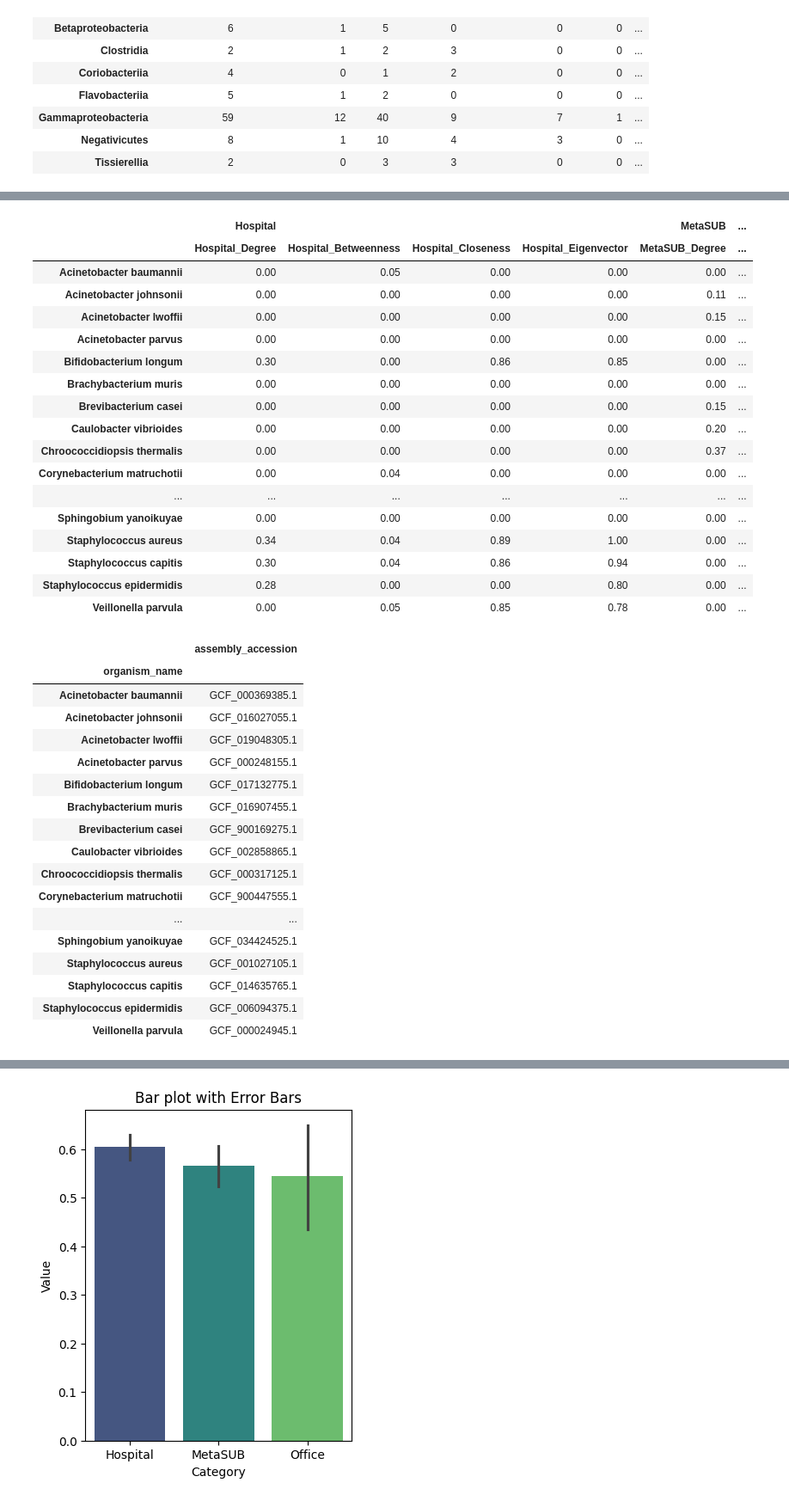
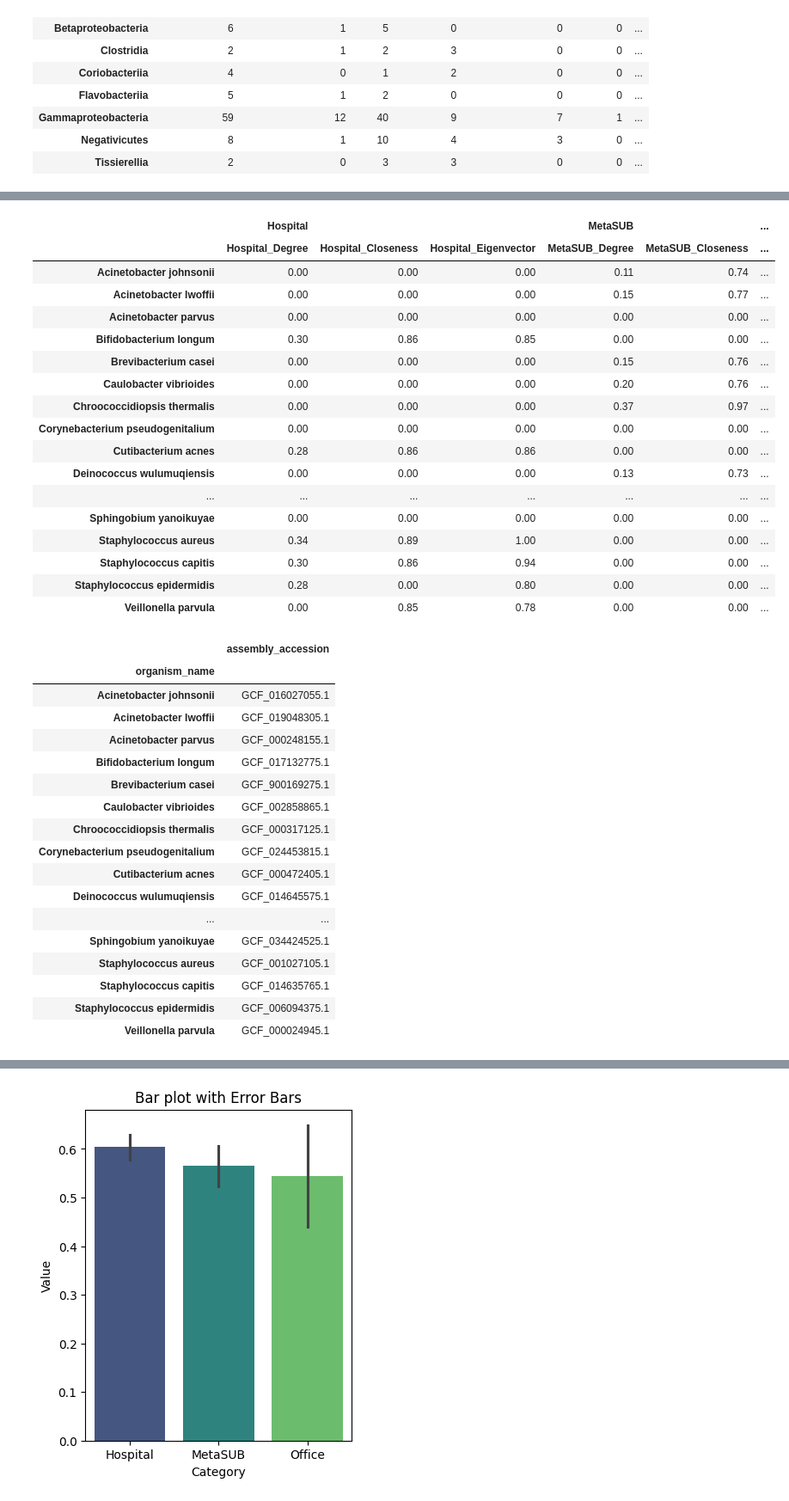
Before and after one commit to RamanLab/Hospital_Microbiome, a Jupyter notebook: 3_Network_properties.ipynb, the cells around one changed output, grey strips where cells are left out. Shown at 86% size. Cells and saved outputs as stored; diff of their text form; code cells hidden in the pictures.

```diff
--- a/3_Network_properties.ipynb
+++ b/3_Network_properties.ipynb
@@ -14,6 +15,7 @@ figure_path = '/mnt/Local_Disk_1/2_Hospital_Microbiome/Data/Figures/'
 # Load the edges file
 environments = ["Hospital", "MetaSUB", "Office"]
 edges = {}
+nodes = {}
 
 for env in environments:
     net_edges = pd.read_csv(input_path + env + '_edges.tsv', sep = ",")
@@ -30,6 +32,10 @@ for env in environments:
 
     edges[env] = net_edges
 
+    # Unique nodes
+    unique_nodes = set(net_edges['v1']).union(set(net_edges['v2']))
+    nodes[env] = unique_nodes
+
 edges["Hospital"].head()
 # %% [output]
 |  | v1 | v2 | Weight |
@@ -40,0 +56,14 @@ edges["Hospital"].head()
+# %%
+# Create a combined list of all unique nodes
+all_nodes = sorted(set.union(*nodes.values()))
+
+# Create presence/absence matrix
+presence_absence_df = pd.DataFrame(index=all_nodes)
+
+for env in environments:
+    presence_absence_df[env] = presence_absence_df.index.isin(nodes[env]).astype(int)
+
+#Save to CSV
+presence_absence_df.to_csv(output_path + "network_files/presence_absence_nodes.tsv", sep = "\t", index = True)
+# Show top rows
+presence_absence_df.head()
@@ -300,57 +356,57 @@ for env in environments:
     hub_info = [
     {
         'degree1': temp_df[temp_df['Organism'] == element]['degree1'].values[0] if element in temp_df['Organism'].values else 0,
-        'between1': temp_df[temp_df['Organism.1'] == element]['between1'].values[0] if element in temp_df['Organism.1'].values else 0,
-        'close1': temp_df[temp_df['Organism.2'] == element]['close1'].values[0] if element in temp_df['Organism.2'].values else 0,
-        'eigenv1': temp_df[temp_df['Organism.3'] == element]['eigenv1'].values[0] if element in temp_df['Organism.3'].values else 0
+        #'between1': temp_df[temp_df['Organism.1'] == element]['between1'].values[0] if element in temp_df['Organism.1'].values else 0,
+        'close1': temp_df[temp_df['Organism.1'] == element]['close1'].values[0] if element in temp_df['Organism.1'].values else 0,
+        'eigenv1': temp_df[temp_df['Organism.2'] == element]['eigenv1'].values[0] if element in temp_df['Organism.2'].values else 0
     }
     for element in unique_organisms
     ]
 
     # Create a dataframe from the dictionary
     ind_hub_df = pd.DataFrame(hub_info, index=unique_organisms)
     ind_hub_df = ind_hub_df[ind_hub_df.sum(axis=1) != 0]
 
     # Change column names
-    column_names = [env + '_Degree', env + '_Betweenness', env + '_Closeness', env + '_Eigenvector']
+    column_names = [env + '_Degree', env + '_Closeness', env + '_Eigenvector']
     ind_hub_df.columns = column_names
     ind_hub_df = ind_hub_df.round(2)
 
     # Store the dataframe in the dictionary
     hub_dict[env] = ind_hub_df
 
     # Save the dataframe
     ind_hub_df.to_csv(output_path + "network_files/hub_files/" + env + "_hubs_v2.tsv", sep = "\t")
 
 # merging all hub files
 hub_merged = pd.concat(hub_dict.values(), axis=1, keys=hub_dict.keys())
 
 # Modifiying necessarily
 hub_merged = hub_merged.fillna(0)
 hub_merged = hub_merged.sort_index()
 
 # Display the merged hub file
 hub_merged.to_csv(output_path + "network_files/hub_files/hub_merged.tsv", sep = "\t")
 hub_merged
 # %% [output]
-|  | Hospital |  |  |  | MetaSUB | ... |
-|  | Hospital_Degree | Hospital_Betweenness | Hospital_Closeness | Hospital_Eigenvector | MetaSUB_Degree | ... |
-| Acinetobacter baumannii | 0.00 | 0.05 | 0.00 | 0.00 | 0.00 | ... |
-| Acinetobacter johnsonii | 0.00 | 0.00 | 0.00 | 0.00 | 0.11 | ... |
-| Acinetobacter lwoffii | 0.00 | 0.00 | 0.00 | 0.00 | 0.15 | ... |
+|  | Hospital |  |  | MetaSUB |  | ... |
+|  | Hospital_Degree | Hospital_Closeness | Hospital_Eigenvector | MetaSUB_Degree | MetaSUB_Closeness | ... |
+| Acinetobacter johnsonii | 0.00 | 0.00 | 0.00 | 0.11 | 0.74 | ... |
+| Acinetobacter lwoffii | 0.00 | 0.00 | 0.00 | 0.15 | 0.77 | ... |
 | Acinetobacter parvus | 0.00 | 0.00 | 0.00 | 0.00 | 0.00 | ... |
-| Bifidobacterium longum | 0.30 | 0.00 | 0.86 | 0.85 | 0.00 | ... |
-| Brachybacterium muris | 0.00 | 0.00 | 0.00 | 0.00 | 0.00 | ... |
-| Brevibacterium casei | 0.00 | 0.00 | 0.00 | 0.00 | 0.15 | ... |
-| Caulobacter vibrioides | 0.00 | 0.00 | 0.00 | 0.00 | 0.20 | ... |
-| Chroococcidiopsis thermalis | 0.00 | 0.00 | 0.00 | 0.00 | 0.37 | ... |
-| Corynebacterium matruchotii | 0.00 | 0.04 | 0.00 | 0.00 | 0.00 | ... |
+| Bifidobacterium longum | 0.30 | 0.86 | 0.85 | 0.00 | 0.00 | ... |
+| Brevibacterium casei | 0.00 | 0.00 | 0.00 | 0.15 | 0.76 | ... |
+| Caulobacter vibrioides | 0.00 | 0.00 | 0.00 | 0.20 | 0.76 | ... |
+| Chroococcidiopsis thermalis | 0.00 | 0.00 | 0.00 | 0.37 | 0.97 | ... |
+| Corynebacterium pseudogenitalium | 0.00 | 0.00 | 0.00 | 0.00 | 0.00 | ... |
+| Cutibacterium acnes | 0.28 | 0.86 | 0.86 | 0.00 | 0.00 | ... |
+| Deinococcus wulumuqiensis | 0.00 | 0.00 | 0.00 | 0.13 | 0.73 | ... |
 | ... | ... | ... | ... | ... | ... | ... |
 | Sphingobium yanoikuyae | 0.00 | 0.00 | 0.00 | 0.00 | 0.00 | ... |
-| Staphylococcus aureus | 0.34 | 0.04 | 0.89 | 1.00 | 0.00 | ... |
-| Staphylococcus capitis | 0.30 | 0.04 | 0.86 | 0.94 | 0.00 | ... |
-| Staphylococcus epidermidis | 0.28 | 0.00 | 0.00 | 0.80 | 0.00 | ... |
-| Veillonella parvula | 0.00 | 0.05 | 0.85 | 0.78 | 0.00 | ... |
+| Staphylococcus aureus | 0.34 | 0.89 | 1.00 | 0.00 | 0.00 | ... |
+| Staphylococcus capitis | 0.30 | 0.86 | 0.94 | 0.00 | 0.00 | ... |
+| Staphylococcus epidermidis | 0.28 | 0.00 | 0.80 | 0.00 | 0.00 | ... |
+| Veillonella parvula | 0.00 | 0.85 | 0.78 | 0.00 | 0.00 | ... |
 # %%
 # Load the genome information file
 genome_info = pd.read_csv(output_path + 'genome_details.csv', sep=',', index_col="organism_name")
@@ -368,16 +424,16 @@ genome_info
 # %% [output]
 |  | assembly_accession |
 | organism_name |  |
-| Acinetobacter baumannii | GCF_000369385.1 |
 | Acinetobacter johnsonii | GCF_016027055.1 |
 | Acinetobacter lwoffii | GCF_019048305.1 |
 | Acinetobacter parvus | GCF_000248155.1 |
 | Bifidobacterium longum | GCF_017132775.1 |
-| Brachybacterium muris | GCF_016907455.1 |
 | Brevibacterium casei | GCF_900169275.1 |
 | Caulobacter vibrioides | GCF_002858865.1 |
 | Chroococcidiopsis thermalis | GCF_000317125.1 |
-| Corynebacterium matruchotii | GCF_900447555.1 |
+| Corynebacterium pseudogenitalium | GCF_024453815.1 |
+| Cutibacterium acnes | GCF_000472405.1 |
+| Deinococcus wulumuqiensis | GCF_014645575.1 |
 | ... | ... |
 | Sphingobium yanoikuyae | GCF_034424525.1 |
 | Staphylococcus aureus | GCF_001027105.1 |
```
Also changed, not shown: parts of 11 cells of this notebook, 9 other files.
